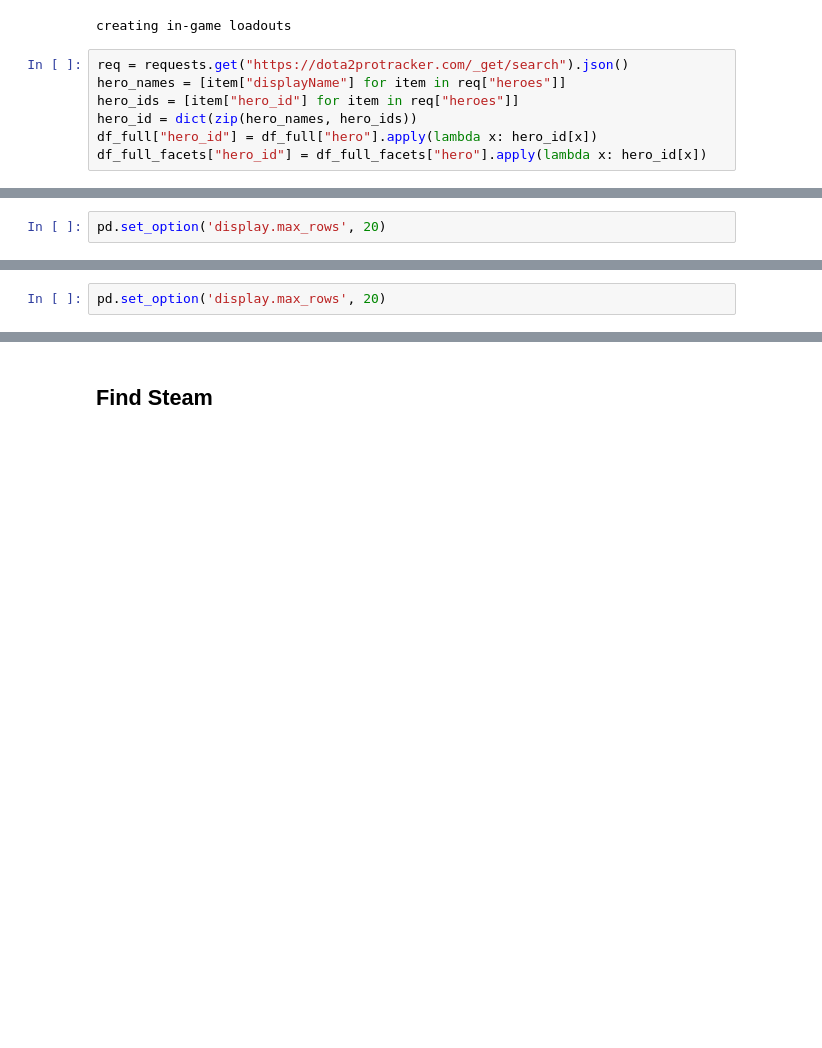
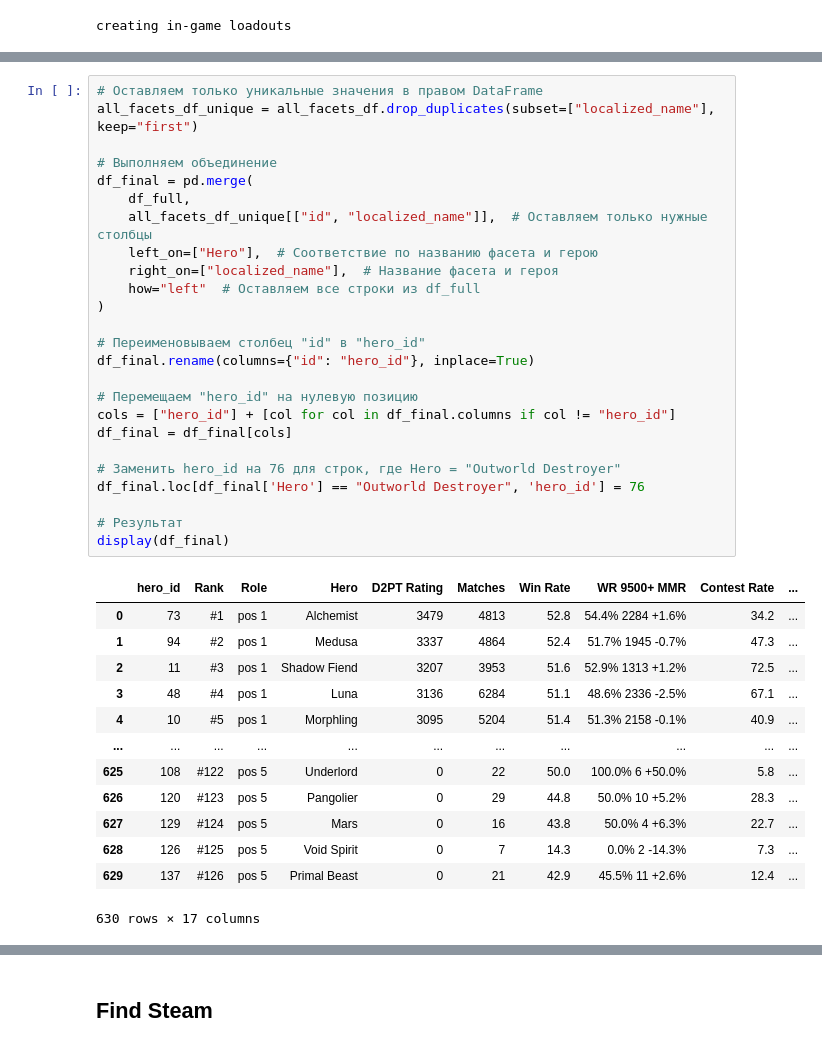
Before and after one commit to Frame24/d2loadout, a Jupyter notebook: d2pt.ipynb, the cells around one changed output, grey strips where cells are left out. Saved outputs shown, nothing was run; the diff lists cells and outputs as text; blank space fills up the shorter version.

```diff
--- a/d2pt.ipynb
+++ b/d2pt.ipynb
@@ -375,10 +364,3 @@ fetching facets info for pos 5
 print("creating in-game loadouts")
 # %% [output]
 creating in-game loadouts
-# %%
-req = requests.get("https://dota2protracker.com/_get/search").json()
-hero_names = [item["displayName"] for item in req["heroes"]]
-hero_ids = [item["hero_id"] for item in req["heroes"]]
-hero_id = dict(zip(hero_names, hero_ids))
-df_full["hero_id"] = df_full["hero"].apply(lambda x: hero_id[x])
-df_full_facets["hero_id"] = df_full_facets["hero"].apply(lambda x: hero_id[x])
@@ -387,2 +366,0 @@ df_full_facets["facet_id"] = df_full_facets.apply(lambda x: facets_d[f"{x.hero_i
-# %%
-pd.set_option('display.max_rows', 20)
@@ -405,2 +366,0 @@ df_full_facets
-# %%
-pd.set_option('display.max_rows', 20)
@@ -877,0 +632,39 @@ driver.quit()
+# %%
+# Оставляем только уникальные значения в правом DataFrame
+all_facets_df_unique = all_facets_df.drop_duplicates(subset=["localized_name"], keep="first")
+
+# Выполняем объединение
+df_final = pd.merge(
+    df_full,
+    all_facets_df_unique[["id", "localized_name"]],  # Оставляем только нужные столбцы
+    left_on=["Hero"],  # Соответствие по названию фасета и герою
+    right_on=["localized_name"],  # Название фасета и героя
+    how="left"  # Оставляем все строки из df_full
+)
+
+# Переименовываем столбец "id" в "hero_id"
+df_final.rename(columns={"id": "hero_id"}, inplace=True)
+
+# Перемещаем "hero_id" на нулевую позицию
+cols = ["hero_id"] + [col for col in df_final.columns if col != "hero_id"]
+df_final = df_final[cols]
+
+# Заменить hero_id на 76 для строк, где Hero = "Outworld Destroyer"
+df_final.loc[df_final['Hero'] == "Outworld Destroyer", 'hero_id'] = 76
+
+# Результат
+display(df_final)
+# %% [output]
+|  | hero_id | Rank | Role | Hero | D2PT Rating | Matches | Win Rate | WR 9500+ MMR | Contest Rate | ... |
+| 0 | 73 | #1 | pos 1 | Alchemist | 3479 | 4813 | 52.8 | 54.4% 2284 +1.6% | 34.2 | ... |
+| 1 | 94 | #2 | pos 1 | Medusa | 3337 | 4864 | 52.4 | 51.7% 1945 -0.7% | 47.3 | ... |
+| 2 | 11 | #3 | pos 1 | Shadow Fiend | 3207 | 3953 | 51.6 | 52.9% 1313 +1.2% | 72.5 | ... |
+| 3 | 48 | #4 | pos 1 | Luna | 3136 | 6284 | 51.1 | 48.6% 2336 -2.5% | 67.1 | ... |
+| 4 | 10 | #5 | pos 1 | Morphling | 3095 | 5204 | 51.4 | 51.3% 2158 -0.1% | 40.9 | ... |
+| ... | ... | ... | ... | ... | ... | ... | ... | ... | ... | ... |
+| 625 | 108 | #122 | pos 5 | Underlord | 0 | 22 | 50.0 | 100.0% 6 +50.0% | 5.8 | ... |
+| 626 | 120 | #123 | pos 5 | Pangolier | 0 | 29 | 44.8 | 50.0% 10 +5.2% | 28.3 | ... |
+| 627 | 129 | #124 | pos 5 | Mars | 0 | 16 | 43.8 | 50.0% 4 +6.3% | 22.7 | ... |
+| 628 | 126 | #125 | pos 5 | Void Spirit | 0 | 7 | 14.3 | 0.0% 2 -14.3% | 7.3 | ... |
+| 629 | 137 | #126 | pos 5 | Primal Beast | 0 | 21 | 42.9 | 45.5% 11 +2.6% | 12.4 | ... |
+630 rows × 17 columns
```
Also changed, not shown: parts of 45 cells of this notebook, 10 other files.
